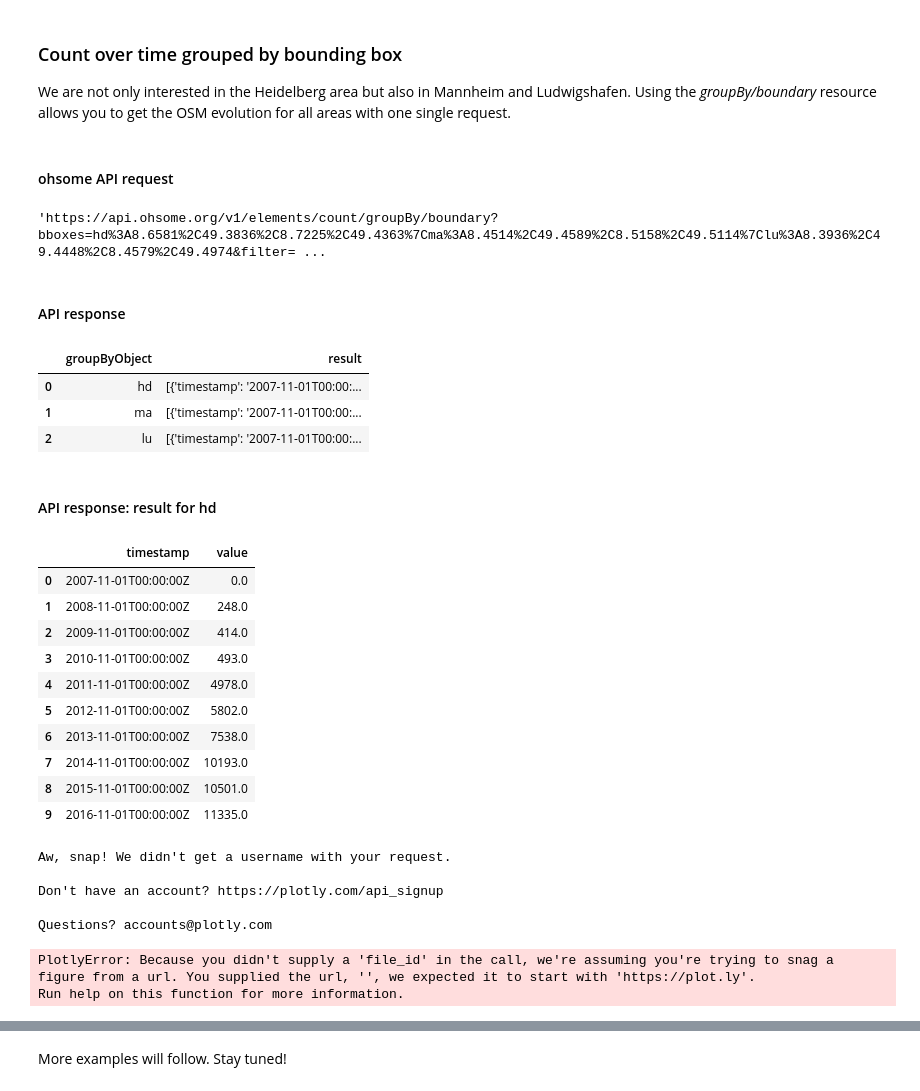
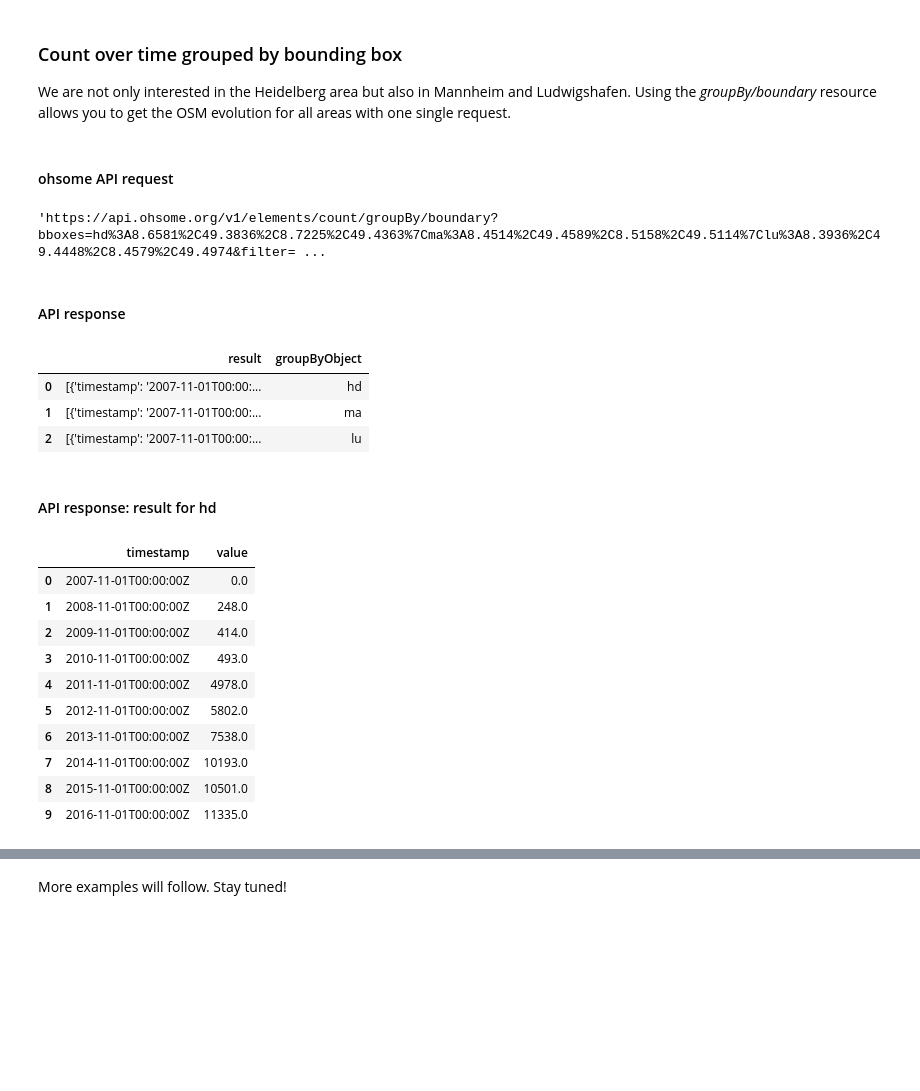
Before and after one commit to GIScience/ohsome-examples, a Jupyter notebook: python/jupyter-notebooks/ohsome-aggregation-plot.ipynb, the cells around one changed output, grey strips where cells are left out. Saved outputs shown, nothing was run; the diff lists cells and outputs as text; code cells hidden in the pictures; blank space fills up the shorter version.

```diff
--- a/python/jupyter-notebooks/ohsome-aggregation-plot.ipynb
+++ b/python/jupyter-notebooks/ohsome-aggregation-plot.ipynb
@@ -209,38 +203,38 @@ trace1 = go.Bar(
     name = df.groupByObject[0]
 )
 
 result2 = pd.DataFrame(df.result[1])
 trace2 = go.Bar(
     x = result2.timestamp,
     y = result2.value,
     name = df.groupByObject[1]
 )
 
 result3 = pd.DataFrame(df.result[2])
 trace3 = go.Bar(
     x = result3.timestamp,
     y = result3.value,
     name = df.groupByObject[2]
 )
 
 data = [trace1, trace2, trace3]
 layout = go.Layout(
     title = 'Number of OSM buildings in Heidelberg, Mannheim and Ludwigshafen',
     barmode = 'group',
     legend = dict(
         orientation = "h")
 )
 
 fig = go.Figure(data = data, layout = layout)
-py.iplot(fig, filename = 'groupBy')
+plotly.offline.iplot(fig, filename = 'groupBy')
 # %% [output]
 ohsome API request
 'https://api.ohsome.org/v1/elements/count/groupBy/boundary?bboxes=hd%3A8.6581%2C49.3836%2C8.7225%2C49.4363%7Cma%3A8.4514%2C49.4589%2C8.5158%2C49.5114%7Clu%3A8.3936%2C49.4448%2C8.4579%2C49.4974&filter= ...
 API response
-|  | groupByObject | result |
-| 0 | hd | [{'timestamp': '2007-11-01T00:00:... |
-| 1 | ma | [{'timestamp': '2007-11-01T00:00:... |
-| 2 | lu | [{'timestamp': '2007-11-01T00:00:... |
+|  | result | groupByObject |
+| 0 | [{'timestamp': '2007-11-01T00:00:... | hd |
+| 1 | [{'timestamp': '2007-11-01T00:00:... | ma |
+| 2 | [{'timestamp': '2007-11-01T00:00:... | lu |
 API response: result for hd
 |  | timestamp | value |
 | 0 | 2007-11-01T00:00:00Z | 0.0 |
@@ -253,10 +247,3 @@ API response: result for hd
 | 7 | 2014-11-01T00:00:00Z | 10193.0 |
 | 8 | 2015-11-01T00:00:00Z | 10501.0 |
 | 9 | 2016-11-01T00:00:00Z | 11335.0 |
-Aw, snap! We didn't get a username with your request.
-
-Don't have an account? https://plotly.com/api_signup
-
-Questions? accounts@plotly.com
-PlotlyError: Because you didn't supply a 'file_id' in the call, we're assuming you're trying to snag a figure from a url. You supplied the url, '', we expected it to start with 'https://plot.ly'.
-Run help on this function for more information.
```
Also changed, not shown: parts of 2 cells of this notebook.
